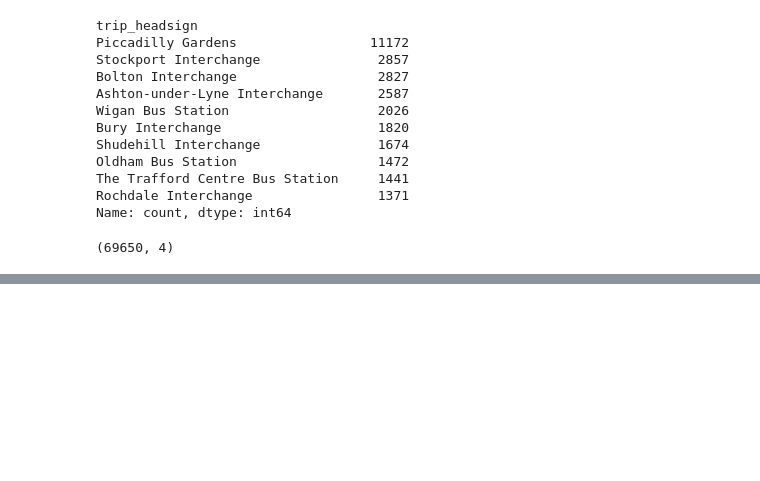
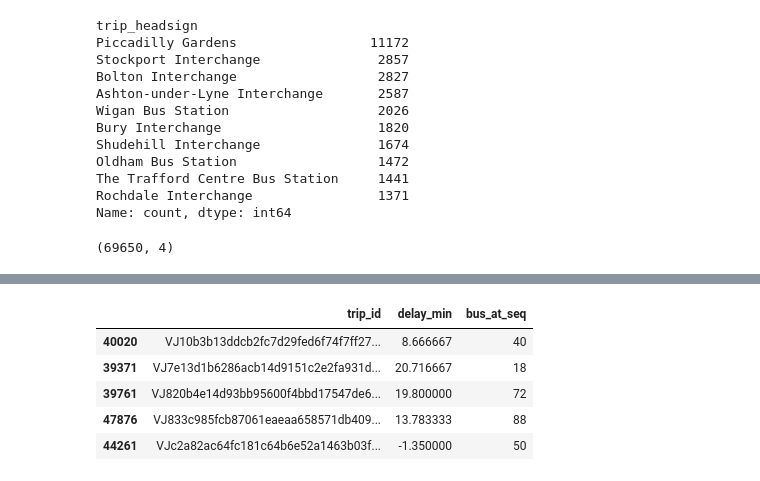
Before and after one commit to kaushaltatkare/manchester-bus-tracker, a Jupyter notebook: notebooks/01_explore_stops.ipynb, the cells around one changed output, grey strips where cells are left out. Saved outputs shown, nothing was run; the diff lists cells and outputs as text; code cells hidden in the pictures; blank space fills up the shorter version.

```diff
--- a/notebooks/01_explore_stops.ipynb
+++ b/notebooks/01_explore_stops.ipynb
@@ -911,0 +947,9 @@ gm_trips.to_parquet(f"{PROC}/gm_trips.parquet", index=False)
+# %%
+bus_pos[bus_pos["trip_id"].isin(check.loc[check["route_short_name"] == "41", "trip_id"])]
+# %% [output]
+|  | trip_id | delay_min | bus_at_seq |
+| 40020 | VJ10b3b13ddcb2fc7d29fed6f74f7ff27... | 8.666667 | 40 |
+| 39371 | VJ7e13d1b6286acb14d9151c2e2fa931d... | 20.716667 | 18 |
+| 39761 | VJ820b4e14d93bb95600f4bbd17547de6... | 19.800000 | 72 |
+| 47876 | VJ833c985fcb87061eaeaa658571db409... | 13.783333 | 88 |
+| 44261 | VJc2a82ac64fc181c64b6e52a1463b03f... | -1.350000 | 50 |
```
Also changed, not shown: parts of 3 cells of this notebook, 2 other files.
